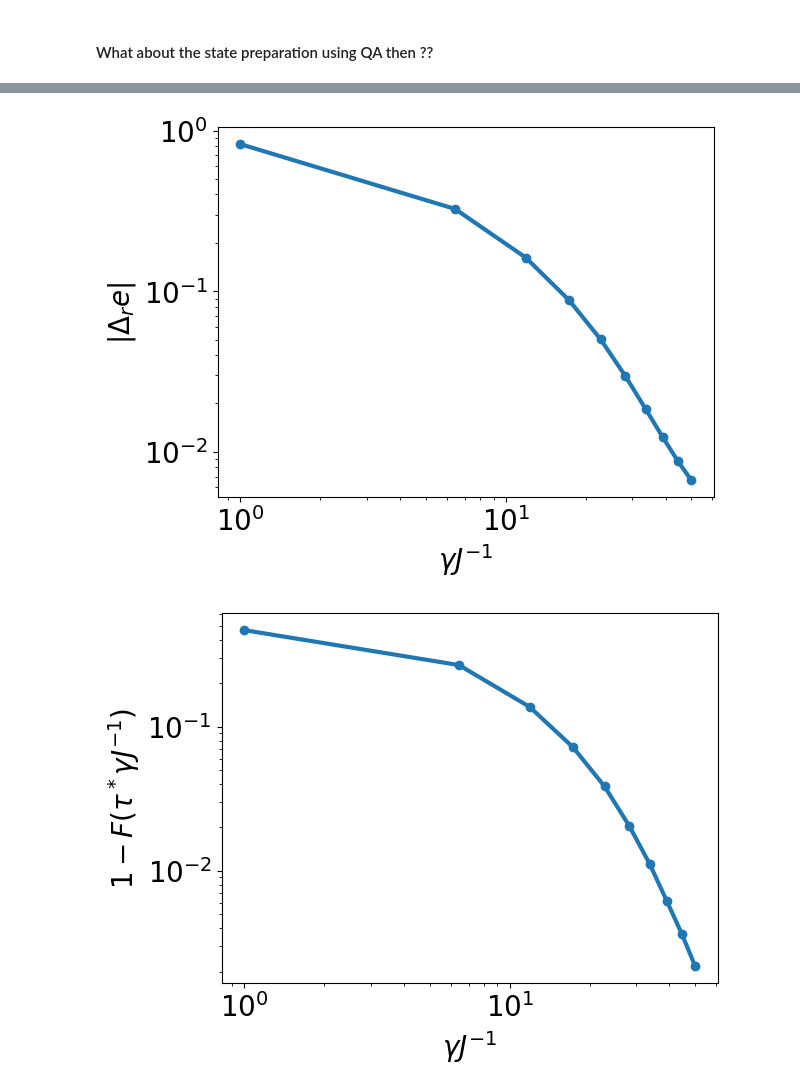
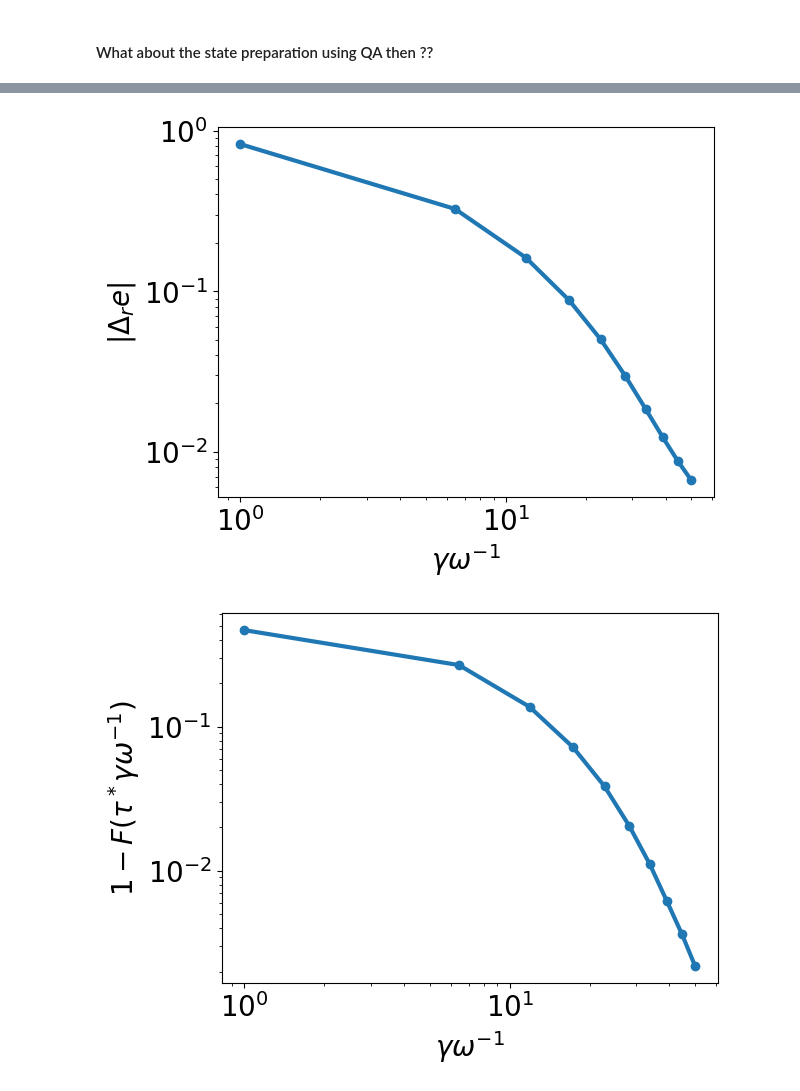
Before and after one commit to emacosta95/Gadget4NSMForQuantumSimulators, a Jupyter notebook: GadgetHe6.ipynb, the cells around one changed output, grey strips where cells are left out. Drawn from its saved outputs; the diff is of its cells as text; code cells hidden in the pictures.

```diff
--- a/GadgetHe6.ipynb
+++ b/GadgetHe6.ipynb
@@ -486,9 +486,9 @@ for i,t in enumerate(time):
     hamiltonian_t_sparse=(1-t/tau)*driver_hamiltonian_sparse+(t/tau)*total_hamiltonian_sparse
     psi=expm_multiply(-1j*delta_t*hamiltonian_t_sparse,psi)
     eigenvalues, eigenvectors = eigsh(hamiltonian_t_sparse, k=nlevels, which='SA')
-    idx = np.argsort(eigenvalues)
-    eigenvalues = eigenvalues[idx]
-    eigenvectors = eigenvectors[:, idx]
+    sort = np.argsort(eigenvalues)
+    eigenvalues = eigenvalues[sort]
+    eigenvectors = eigenvectors[:, sort]
     spectrum[i] = eigenvalues
     energy[i]=psi.conj().dot(hamiltonian_t_sparse.dot( psi))
 print('final energy=',psi.conj().dot(total_hamiltonian_sparse.dot( psi)))
@@ -669,9 +671,9 @@ for gamma in gammas:
         hamiltonian_t_sparse=(1-t/tau)*driver_hamiltonian_sparse+(t/tau)*total_hamiltonian_sparse
         psi=expm_multiply(-1j*delta_t*hamiltonian_t_sparse,psi)
         eigenvalues, eigenvectors = eigsh(hamiltonian_t_sparse, k=nlevels, which='SA')
-        idx = np.argsort(eigenvalues)
-        eigenvalues = eigenvalues[idx]
-        eigenvectors = eigenvectors[:, idx]
+        sort= np.argsort(eigenvalues)
+        eigenvalues = eigenvalues[sort]
+        eigenvectors = eigenvectors[:, sort]
         spectrum[i] = eigenvalues
         energy[i]=psi.conj().dot(hamiltonian_t_sparse.dot( psi))
     psi_qutip=array_to_qutip(psi,n_qubits)
@@ -702,17 +704,17 @@ fidelity= 0.9978136462550748
 # %%
 plt.plot(gammas,energy_error,linewidth=3,marker='o')
-plt.xlabel(r'$\gamma J^{-1}$',fontsize=20)
+plt.xlabel(r'$\gamma \omega^{-1}$',fontsize=20)
 plt.ylabel(r'$|\Delta_r e|$',fontsize=20)
 plt.tick_params(labelsize=20)
 plt.loglog()
 plt.show()
 
 plt.plot(gammas,1-np.array(fidelities),linewidth=3,marker='o')
-plt.xlabel(r'$\gamma J^{-1}$',fontsize=20)
-plt.ylabel(r'$1-F(\tau^* \gamma J^{-1} )$',fontsize=20)
+plt.xlabel(r'$\gamma \omega^{-1}$',fontsize=20)
+plt.ylabel(r'$1-F(\tau^* \gamma \omega^{-1} )$',fontsize=20)
 plt.tick_params(labelsize=20)
 plt.loglog()
 plt.show()
 # %% [output]
-[figure, old version]
+[figure, new version]
-[figure, old version]
+[figure, new version]
```
Also changed, not shown: parts of 6 cells of this notebook, 6 other files.
